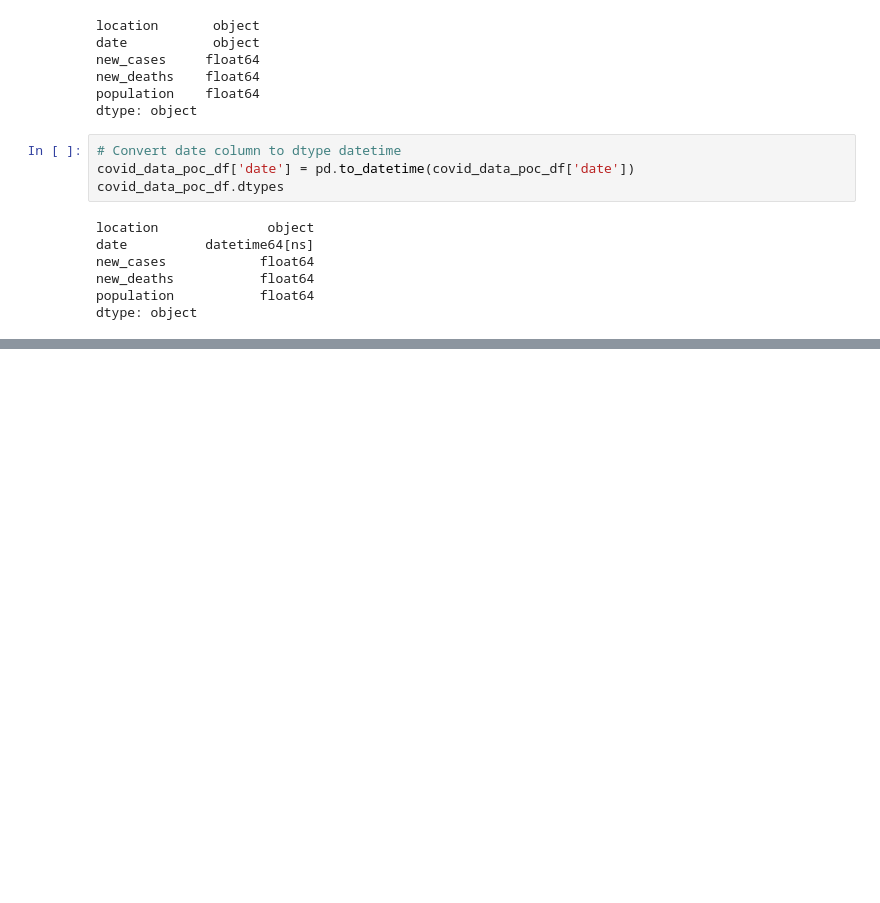
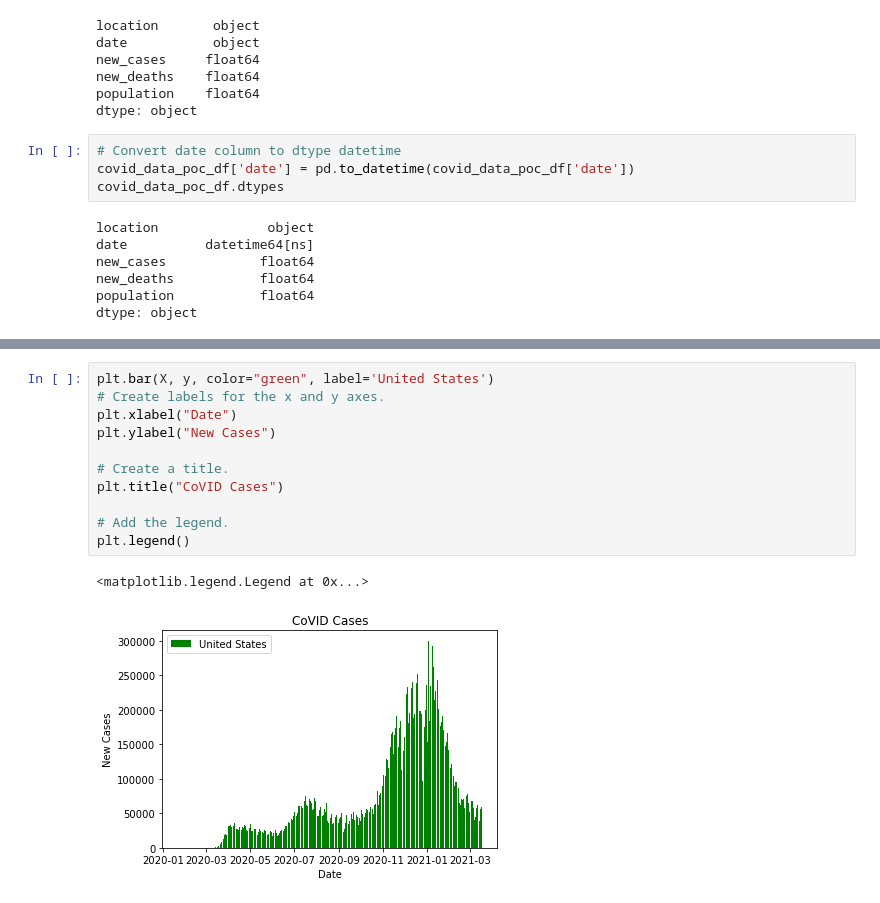
Before and after one commit to luke-c-newell/Final_Project, a Jupyter notebook: Provisional_ML_Model_Week1.ipynb, the cells around one changed output, grey strips where cells are left out. Saved outputs shown, nothing was run; the diff lists cells and outputs as text; blank space fills up the shorter version.

```diff
--- a/Provisional_ML_Model_Week1.ipynb
+++ b/Provisional_ML_Model_Week1.ipynb
@@ -324,0 +153,14 @@ history_df.plot(y="accuracy")
+# %%
+plt.bar(X, y, color="green", label='United States')
+# Create labels for the x and y axes.
+plt.xlabel("Date")
+plt.ylabel("New Cases")
+
+# Create a title.
+plt.title("CoVID Cases")
+
+# Add the legend.
+plt.legend()
+# %% [output]
+<matplotlib.legend.Legend at 0x...>
+[figure, added]
```
Also changed, not shown: parts of 36 cells of this notebook.
